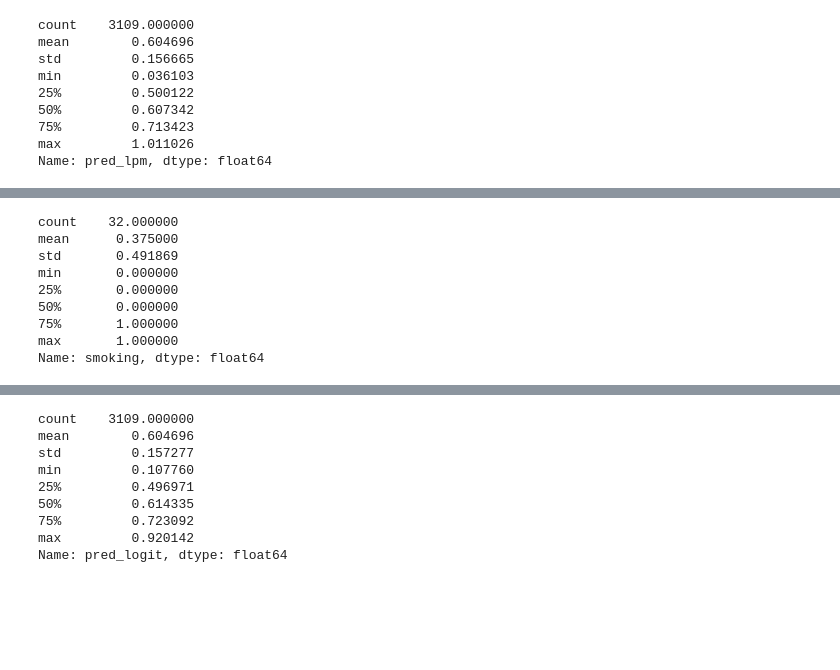
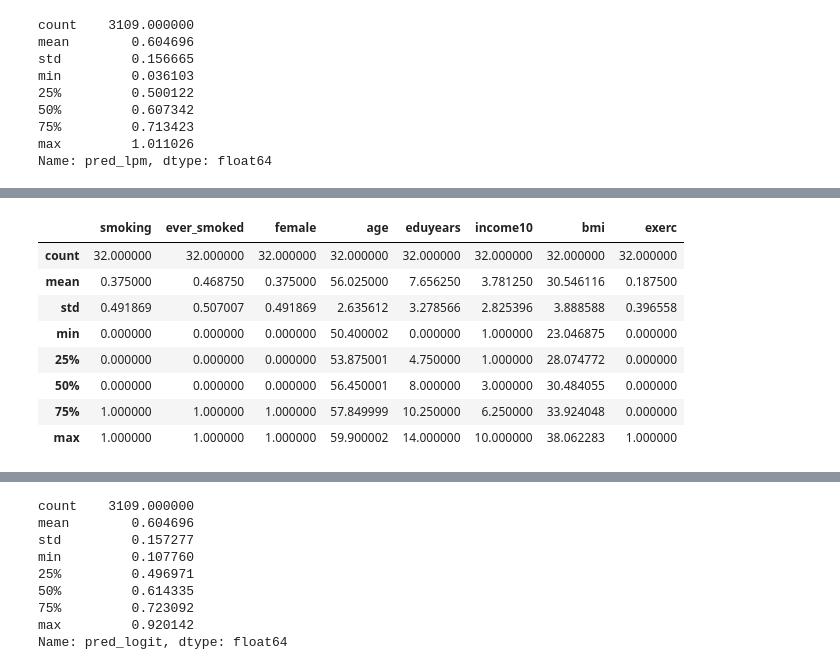
Before and after one commit to zholler/da_case_studies, a Jupyter notebook: ch11-smoking-health-risk/ch11-smoking.ipynb, the cells around one changed output, grey strips where cells are left out. Saved outputs shown, nothing was run; the diff lists cells and outputs as text; code cells hidden in the pictures; blank space fills up the shorter version.

```diff
--- a/ch11-smoking-health-risk/ch11-smoking.ipynb
+++ b/ch11-smoking-health-risk/ch11-smoking.ipynb
@@ -348,12 +385,12 @@ g3
 # %%
-share.loc[share['q100_pred_lpm']==1,'smoking'].describe()
+share.loc[share['q100_pred_lpm']==1,['smoking','ever_smoked','female','age','eduyears','income10','bmi','exerc']].describe()
 # %% [output]
-count    32.000000
-mean      0.375000
-std       0.491869
-min       0.000000
-25%       0.000000
-50%       0.000000
-75%       1.000000
-max       1.000000
-Name: smoking, dtype: float64
+|  | smoking | ever_smoked | female | age | eduyears | income10 | bmi | exerc |
+| count | 32.000000 | 32.000000 | 32.000000 | 32.000000 | 32.000000 | 32.000000 | 32.000000 | 32.000000 |
+| mean | 0.375000 | 0.468750 | 0.375000 | 56.025000 | 7.656250 | 3.781250 | 30.546116 | 0.187500 |
+| std | 0.491869 | 0.507007 | 0.491869 | 2.635612 | 3.278566 | 2.825396 | 3.888588 | 0.396558 |
+| min | 0.000000 | 0.000000 | 0.000000 | 50.400002 | 0.000000 | 1.000000 | 23.046875 | 0.000000 |
+| 25% | 0.000000 | 0.000000 | 0.000000 | 53.875001 | 4.750000 | 1.000000 | 28.074772 | 0.000000 |
+| 50% | 0.000000 | 0.000000 | 0.000000 | 56.450001 | 8.000000 | 3.000000 | 30.484055 | 0.000000 |
+| 75% | 1.000000 | 1.000000 | 1.000000 | 57.849999 | 10.250000 | 6.250000 | 33.924048 | 0.000000 |
+| max | 1.000000 | 1.000000 | 1.000000 | 59.900002 | 14.000000 | 10.000000 | 38.062283 | 1.000000 |
```
Also changed, not shown: parts of 47 cells of this notebook, 1 other file.
